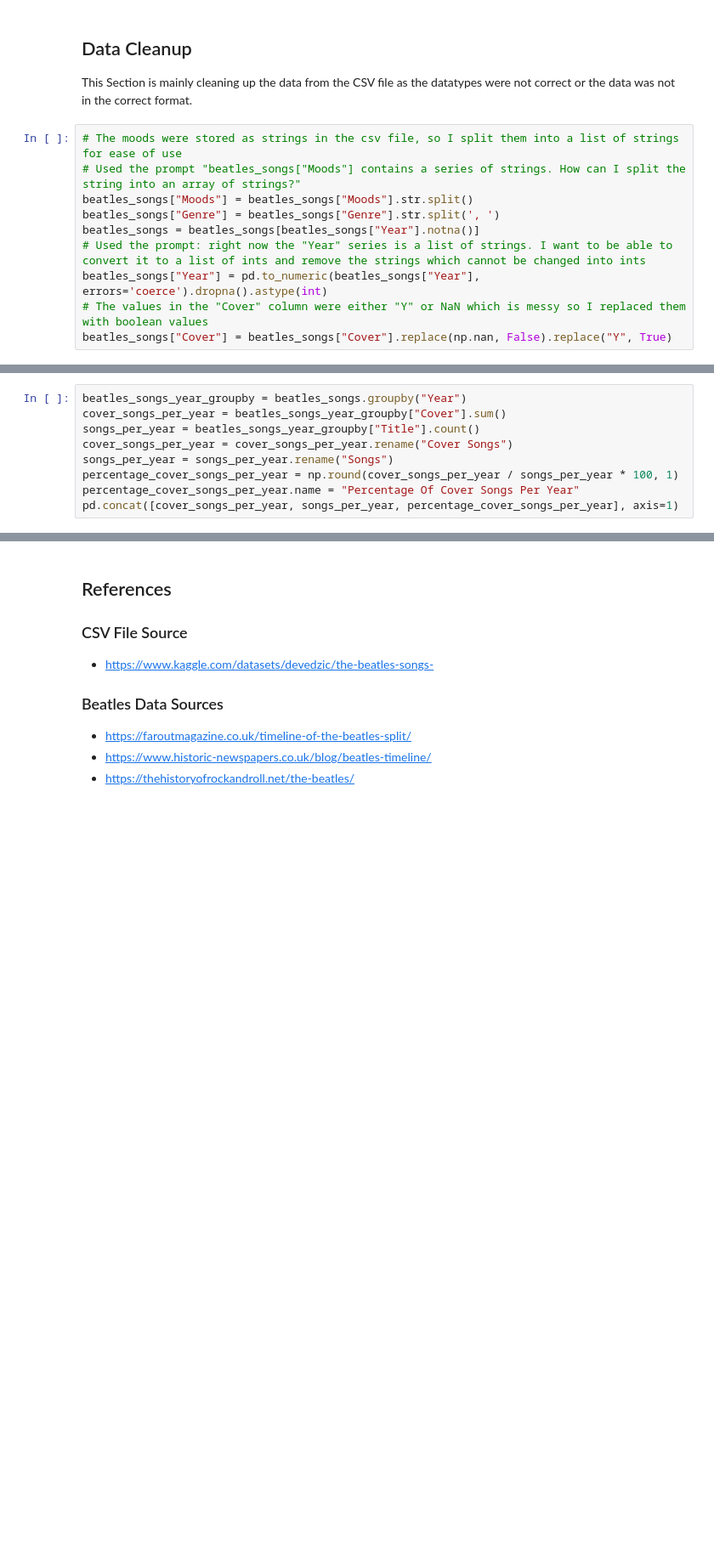
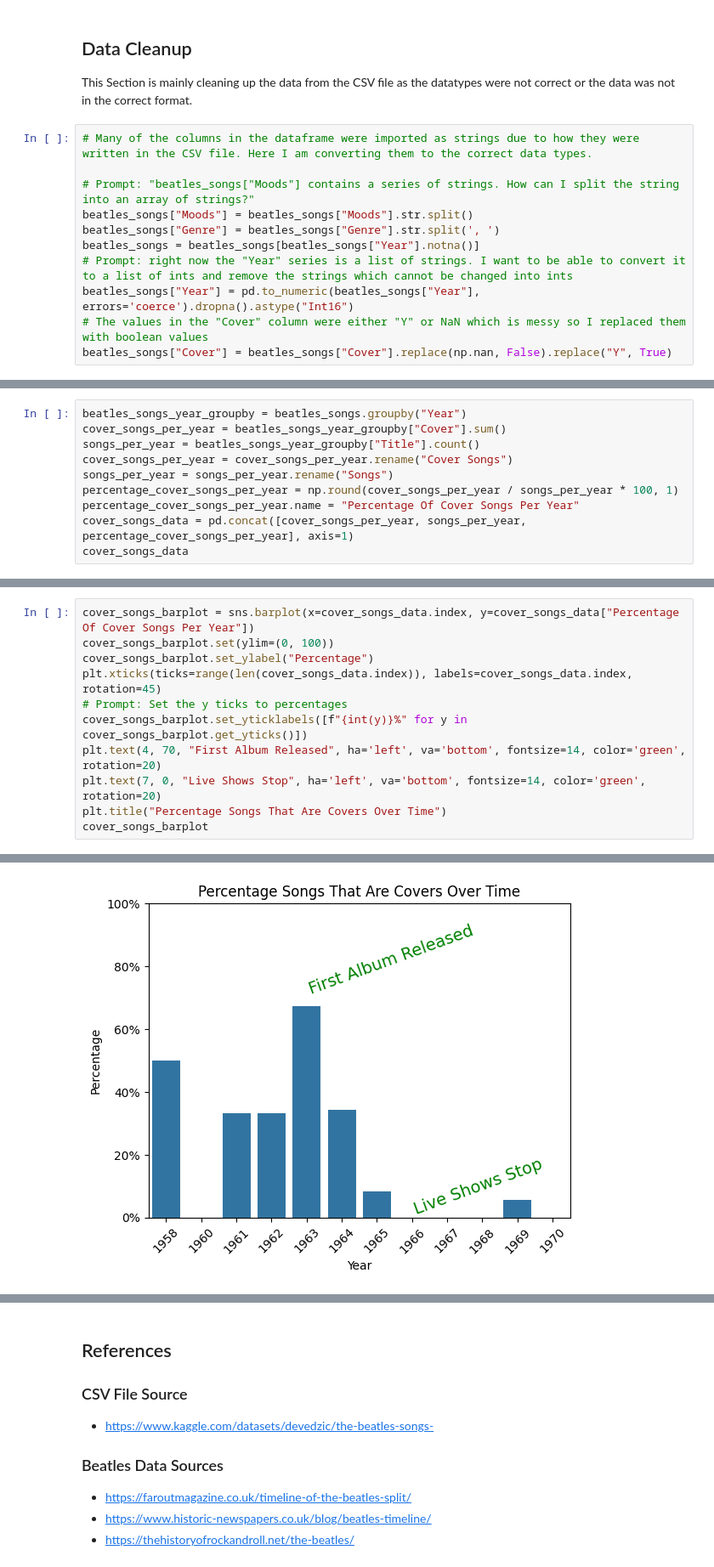
Before and after one commit to BenJenkyn/beatles-through-data, a Jupyter notebook: assignment1.ipynb, the cells around one changed output, grey strips where cells are left out. Shown at 85% size. Drawn from its saved outputs; the diff is of its cells as text; blank space fills up the shorter version.

Commit message:
finished writing the early years

```diff
--- a/assignment1.ipynb
+++ b/assignment1.ipynb
@@ -13,13 +15,14 @@ beatles_songs = pd.read_csv('./beatles_song_database.csv')
 ## Data Cleanup
 This Section is mainly cleaning up the data from the CSV file as the datatypes were not correct or the data was not in the correct format.
 # %%
-# The moods were stored as strings in the csv file, so I split them into a list of strings for ease of use
-# Used the prompt "beatles_songs["Moods"] contains a series of strings. How can I split the string into an array of strings?"
+# Many of the columns in the dataframe were imported as strings due to how they were written in the CSV file. Here I am converting them to the correct data types.
+
+# Prompt: "beatles_songs["Moods"] contains a series of strings. How can I split the string into an array of strings?"
 beatles_songs["Moods"] = beatles_songs["Moods"].str.split()
 beatles_songs["Genre"] = beatles_songs["Genre"].str.split(', ')
 beatles_songs = beatles_songs[beatles_songs["Year"].notna()]
-# Used the prompt: right now the "Year" series is a list of strings. I want to be able to convert it to a list of ints and remove the strings which cannot be changed into ints
-beatles_songs["Year"] = pd.to_numeric(beatles_songs["Year"], errors='coerce').dropna().astype(int)
+# Prompt: right now the "Year" series is a list of strings. I want to be able to convert it to a list of ints and remove the strings which cannot be changed into ints
+beatles_songs["Year"] = pd.to_numeric(beatles_songs["Year"], errors='coerce').dropna().astype("Int16")
 # The values in the "Cover" column were either "Y" or NaN which is messy so I replaced them with boolean values
 beatles_songs["Cover"] = beatles_songs["Cover"].replace(np.nan, False).replace("Y", True)
 # %% [markdown]
@@ -40,7 +43,8 @@ cover_songs_per_year = cover_songs_per_year.rename("Cover Songs")
 songs_per_year = songs_per_year.rename("Songs")
 percentage_cover_songs_per_year = np.round(cover_songs_per_year / songs_per_year * 100, 1)
 percentage_cover_songs_per_year.name = "Percentage Of Cover Songs Per Year"
-pd.concat([cover_songs_per_year, songs_per_year, percentage_cover_songs_per_year], axis=1)
+cover_songs_data = pd.concat([cover_songs_per_year, songs_per_year, percentage_cover_songs_per_year], axis=1)
+cover_songs_data
 # %% [output]
 |  | Cover Songs | Songs | Percentage Of Cover Songs Per Year |
 | Year |  |  |  |
@@ -58,0 +63,12 @@ pd.concat([cover_songs_per_year, songs_per_year, percentage_cover_songs_per_year
+# %%
+cover_songs_barplot = sns.barplot(x=cover_songs_data.index, y=cover_songs_data["Percentage Of Cover Songs Per Year"])
+cover_songs_barplot.set(ylim=(0, 100))
+cover_songs_barplot.set_ylabel("Percentage")
+plt.xticks(ticks=range(len(cover_songs_data.index)), labels=cover_songs_data.index, rotation=45)
+# Prompt: Set the y ticks to percentages
+cover_songs_barplot.set_yticklabels([f"{int(y)}%" for y in cover_songs_barplot.get_yticks()])
+plt.text(4, 70, "First Album Released", ha='left', va='bottom', fontsize=14, color='green', rotation=20)
+plt.text(7, 0, "Live Shows Stop", ha='left', va='bottom', fontsize=14, color='green', rotation=20)
+plt.title("Percentage Songs That Are Covers Over Time")
+cover_songs_barplot
+# %% [output]
@@ -58,0 +76 @@ pd.concat([cover_songs_per_year, songs_per_year, percentage_cover_songs_per_year
+[figure, added]
```
Also changed, not shown: parts of 6 cells of this notebook.
